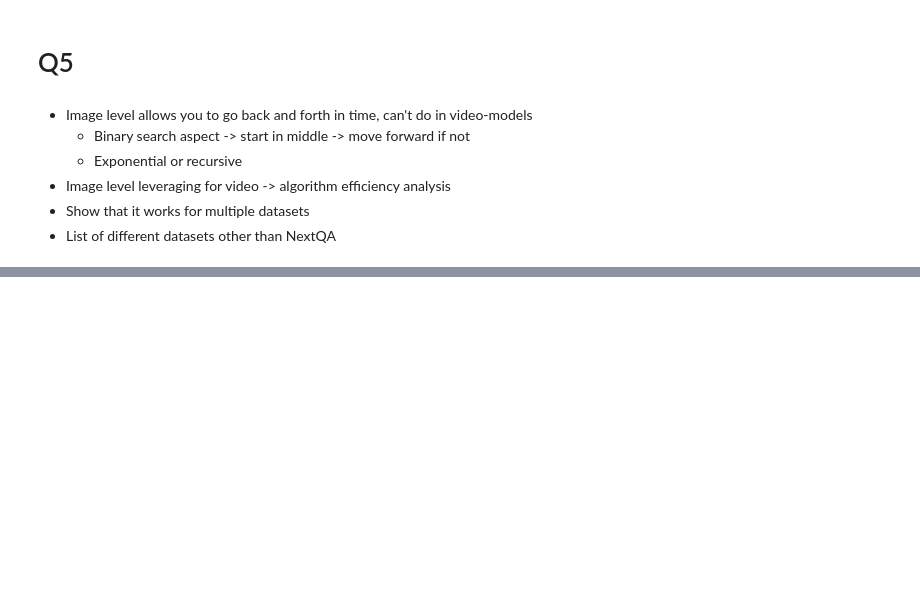
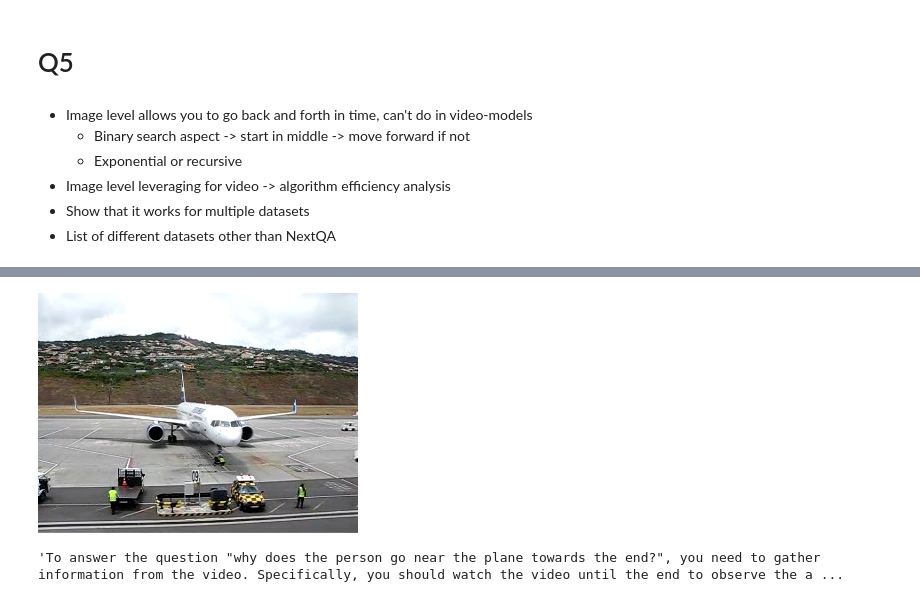
Before and after one commit to chuyishang/vidVQA, a Jupyter notebook: testing_new.ipynb, the cells around one changed output, grey strips where cells are left out. Drawn from its saved outputs; the diff is of its cells as text; code cells hidden in the pictures; blank space fills up the shorter version.

```diff
--- a/testing_new.ipynb
+++ b/testing_new.ipynb
@@ -505,0 +565,4 @@ dataset.get_data("queries_2k.csv")
+# %%
+item["video"][1010]
+# %% [output]
+[figure, added]
@@ -505,0 +571,4 @@ dataset.get_data("queries_2k.csv")
+# %%
+llm.call_llm(prompt1)
+# %% [output]
+'To answer the question "why does the person go near the plane towards the end?", you need to gather information from the video. Specifically, you should watch the video until the end to observe the a ...
```
Also changed, not shown: parts of 19 cells of this notebook, 5 other files.
